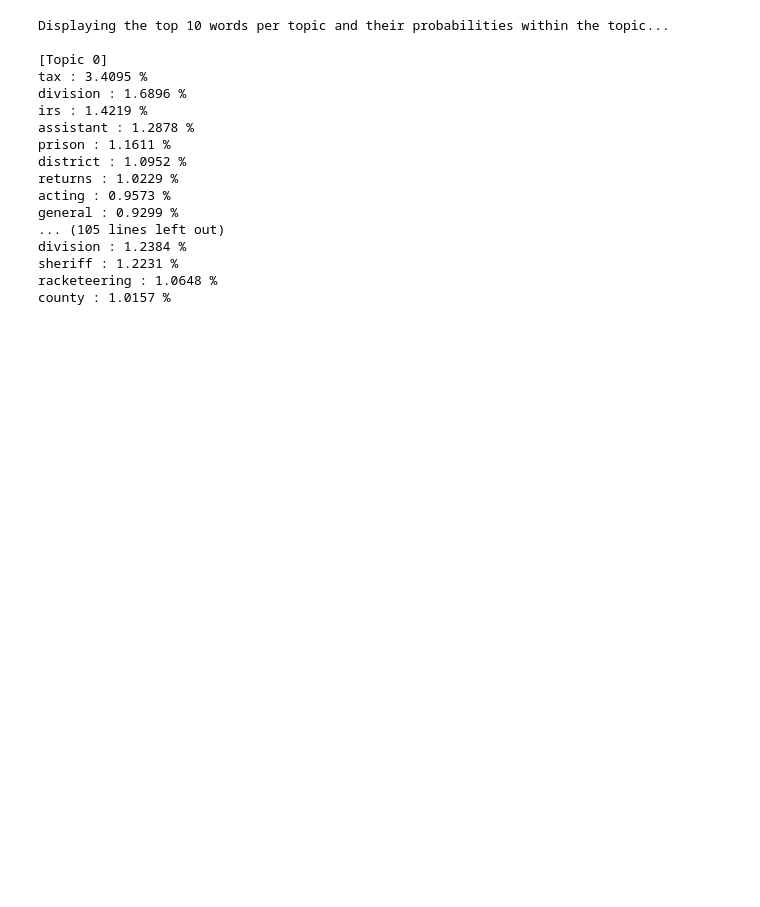
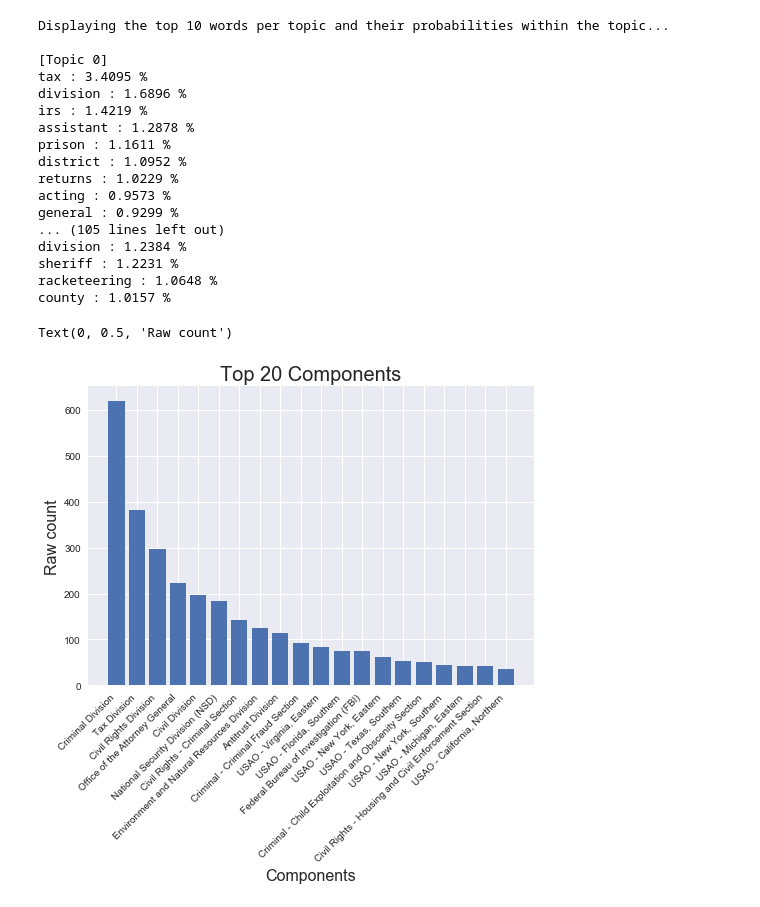
Before and after one commit to nikitascmu/UDA_Project, a Jupyter notebook: UDA Project.ipynb, the cells around one changed output. Cells and saved outputs as stored; diff of their text form; code cells hidden in the pictures; blank space fills up the shorter version.

Commit message:
Added component & date frequency

```diff
--- a/UDA Project.ipynb
+++ b/UDA Project.ipynb
@@ -149,3 +150,33 @@ division : 1.2384 %
 sheriff : 1.2231 %
 racketeering : 1.0648 %
 county : 1.0157 %
+# %%
+# Obtaining the frequency table for the components that appears in our data
+from collections import Counter
+component_counts = Counter()
+for elem in df_1718['components']:
+    for i in range(len(elem)):
+        component_counts[elem[i]] += 1
+
+# Sorting frequency table for histogram
+from operator import itemgetter
+sorted_components = sorted(component_counts.items(),
+                                  reverse=True,
+                                  key=itemgetter(1))
+
+# graphing the top components
+%matplotlib inline
+import matplotlib.pyplot as plt
+plt.style.use('seaborn')
+
+num_top_components = 20
+items = [item for item, count in sorted_components[:num_top_components]]
+counts = [count for item, count in sorted_components[:num_top_components]]
+plt.bar(range(num_top_components), counts)
+plt.xticks(range(num_top_components), items, rotation=45, ha='right')
+plt.title("Top 20 Components", fontsize = 20)
+plt.xlabel('Components', fontsize = 16)
+plt.ylabel('Raw count', fontsize = 16)
+# %% [output]
+Text(0, 0.5, 'Raw count')
+[figure, added]
```
Also changed, not shown: parts of 2 cells of this notebook.
